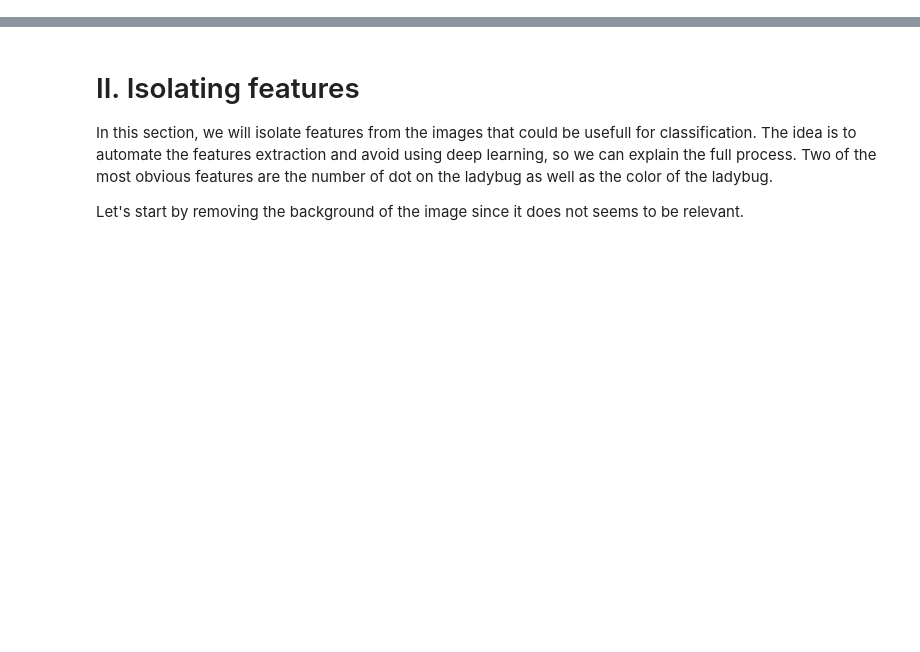
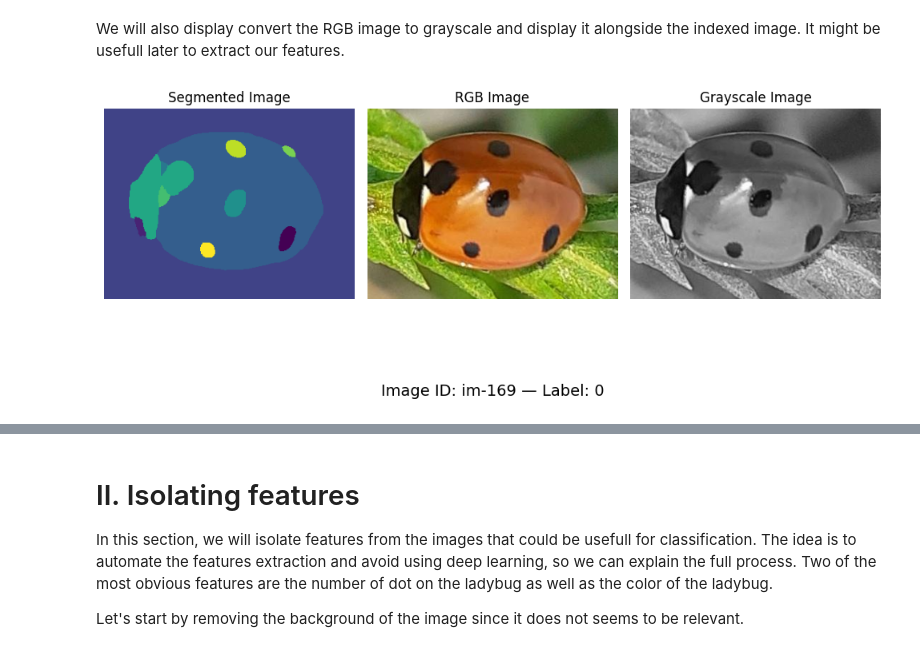
Before and after one commit to godefroylmb/Ladybug, a Jupyter notebook: feature_extraction.ipynb, the cells around one changed output, grey strips where cells are left out. Saved outputs shown, nothing was run; the diff lists cells and outputs as text; code cells hidden in the pictures; blank space fills up the shorter version.

```diff
--- a/feature_extraction.ipynb
+++ b/feature_extraction.ipynb
@@ -45,0 +56,32 @@ plt.show()
+# %% [markdown]
+We will also display convert the RGB image to grayscale and display it alongside the indexed image.
+It might be usefull later to extract our features.
+# %%
+# Display both images side by side
+plt.figure(figsize=(10, 5))
+
+#Indexed image
+plt.subplot(1, 3, 1)
+plt.imshow(indexedImage)
+plt.title("Segmented Image")
+plt.axis("off")
+
+# RGB image
+plt.subplot(1, 3, 2)
+plt.imshow(rgbImage)
+plt.title("RGB Image")
+plt.axis("off")
+
+# Grayscale image
+plt.subplot(1, 3, 3)
+plt.imshow(grayImage, cmap='gray')
+plt.title("Grayscale Image")
+plt.axis("off")
+plt.tight_layout()
+
+plt.suptitle(f"Image ID: {imageId} — Label: {labelText}", fontsize=14, y=0.05)
+plt.subplots_adjust(wspace=0.05, bottom=0.15, top=0.85)
+
+plt.show()
+# %% [output]
+[figure, added]
```
Also changed, not shown: parts of 10 cells of this notebook, 1 other file.
